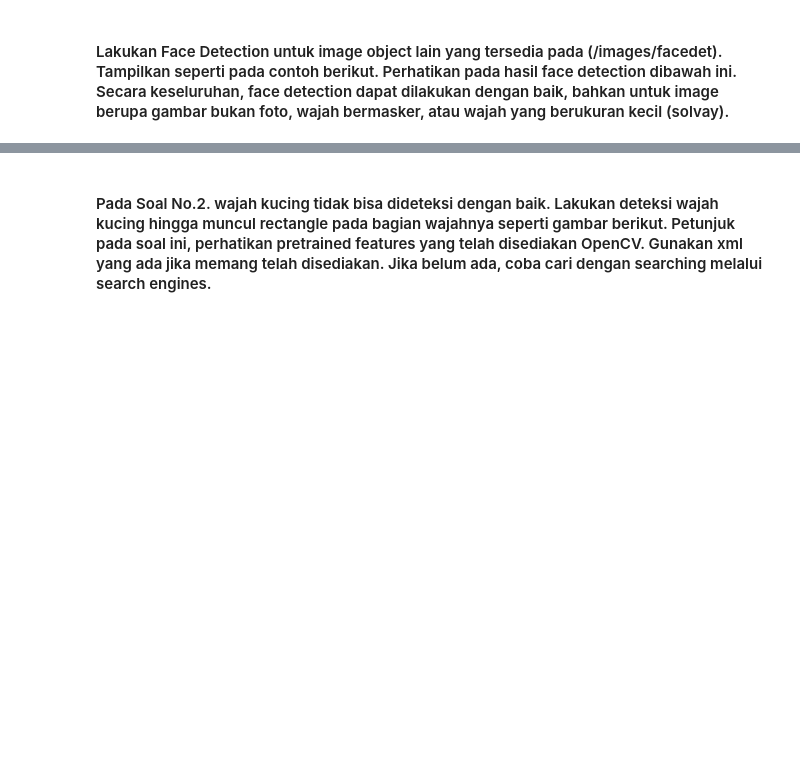
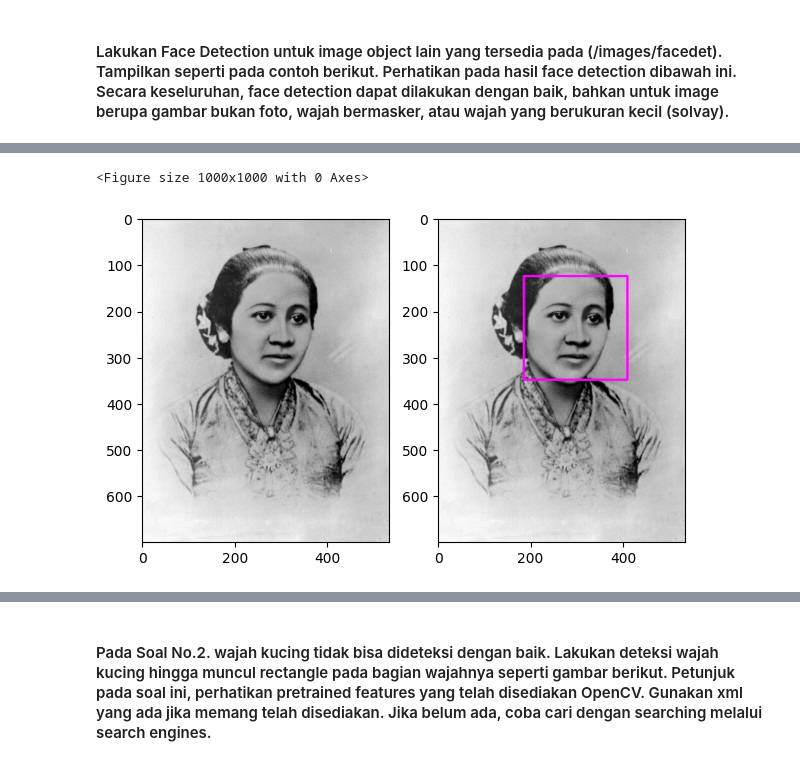
Before and after one commit to 16Komang/PCVK, a Jupyter notebook: week12.ipynb, the cells around one changed output, grey strips where cells are left out. Saved outputs shown, nothing was run; the diff lists cells and outputs as text; code cells hidden in the pictures; blank space fills up the shorter version.

```diff
--- a/week12.ipynb
+++ b/week12.ipynb
@@ -30,0 +42,19 @@ for(x,y,w,h) in roi_wajah:
+# %%
+kartini = cv.imread('/content/drive/MyDrive/Images/facedet/kartini.jpg')
+kartini1 = cv.imread('/content/drive/MyDrive/Images/facedet/kartini.jpg')
+roi_wajah1 = cascade_wajah.detectMultiScale(kartini1)
+
+roi_wajah = cascade_wajah.detectMultiScale(kartini)
+for(x,y,w,h) in roi_wajah:
+ cv.rectangle(kartini,(x,y),(x+w,y+h),(255,0,255),3)
+plt.figure(figsize = (10,10))
+
+f, axarr = plt. subplots(1,2,figsize=(7,5))
+plt.subplot(121),plt.imshow(cv.cvtColor(kartini1, cv.COLOR_BGR2RGB))
+axarr[0].imshow(cv.cvtColor(kartini1, cv.COLOR_BGR2RGB))
+plt.subplot(122),plt.imshow(cv.cvtColor(kartini, cv.COLOR_BGR2RGB))
+axarr[1].imshow(cv.cvtColor(kartini, cv.COLOR_BGR2RGB))
+plt.show()
+# %% [output]
+<Figure size 1000x1000 with 0 Axes>
+[figure, added]
```
Also changed, not shown: parts of 3 cells of this notebook.
